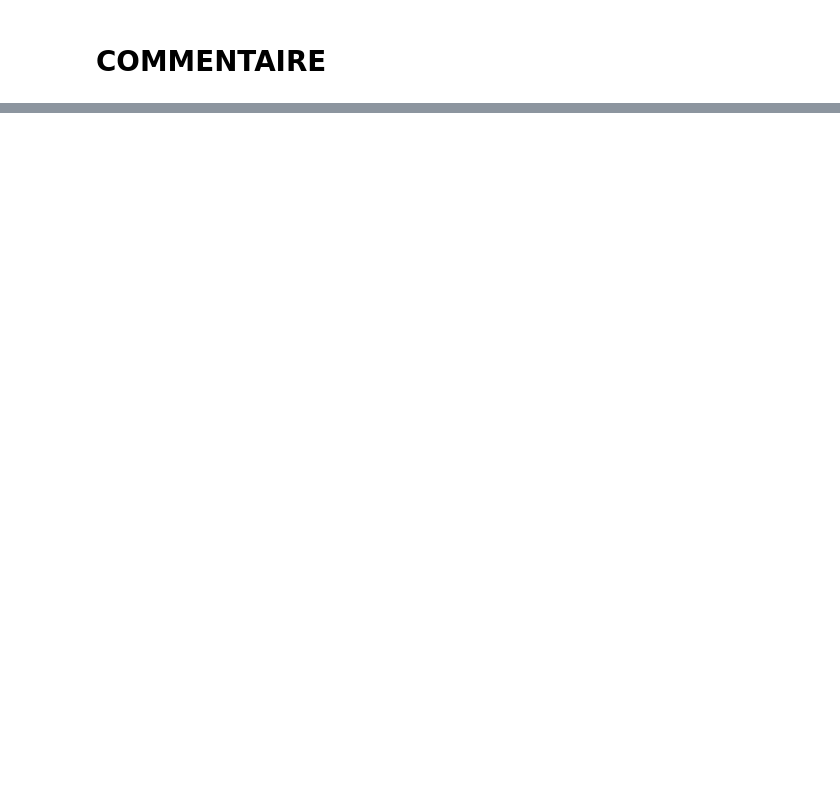
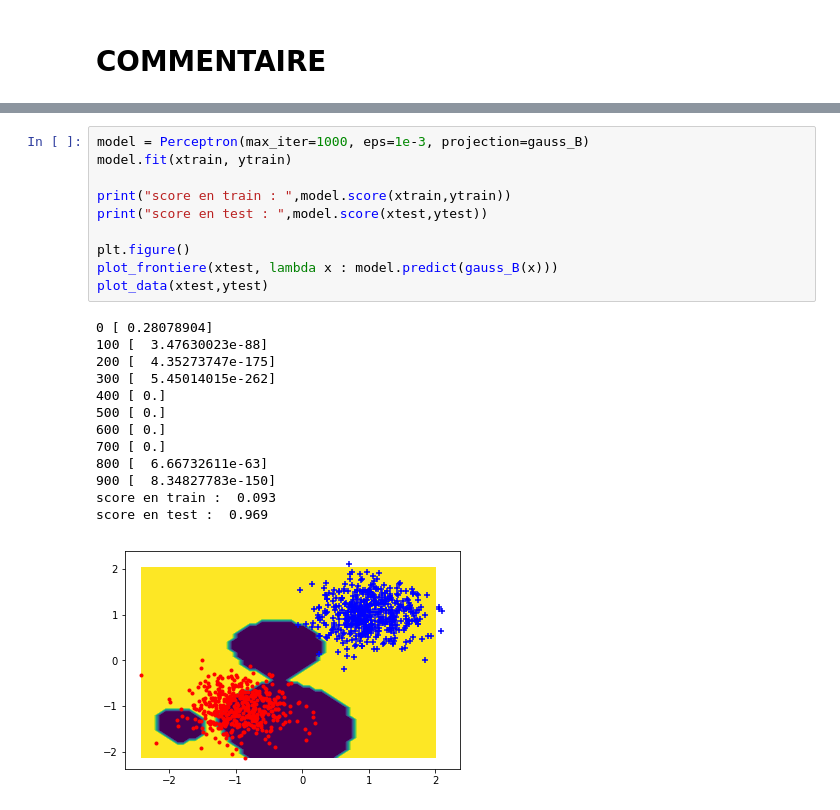
Before and after one commit to AmineKheldouni/Machine-Learning, a Jupyter notebook: Untitled.ipynb, the cells around one changed output, grey strips where cells are left out. Drawn from its saved outputs; the diff is of its cells as text; blank space fills up the shorter version.

```diff
--- a/Untitled.ipynb
+++ b/Untitled.ipynb
@@ -290,0 +375,24 @@ score en test :  0.427
+# %%
+model = Perceptron(max_iter=1000, eps=1e-3, projection=gauss_B)
+model.fit(xtrain, ytrain)
+
+print("score en train : ",model.score(xtrain,ytrain))
+print("score en test : ",model.score(xtest,ytest))
+
+plt.figure()
+plot_frontiere(xtest, lambda x : model.predict(gauss_B(x)))
+plot_data(xtest,ytest)
+# %% [output]
+0 [ 0.28078904]
+100 [  3.47630023e-88]
+200 [  4.35273747e-175]
+300 [  5.45014015e-262]
+400 [ 0.]
+500 [ 0.]
+600 [ 0.]
+700 [ 0.]
+800 [  6.66732611e-63]
+900 [  8.34827783e-150]
+score en train :  0.093
+score en test :  0.969
+[figure, added]
```
Also changed, not shown: parts of 7 cells of this notebook.
